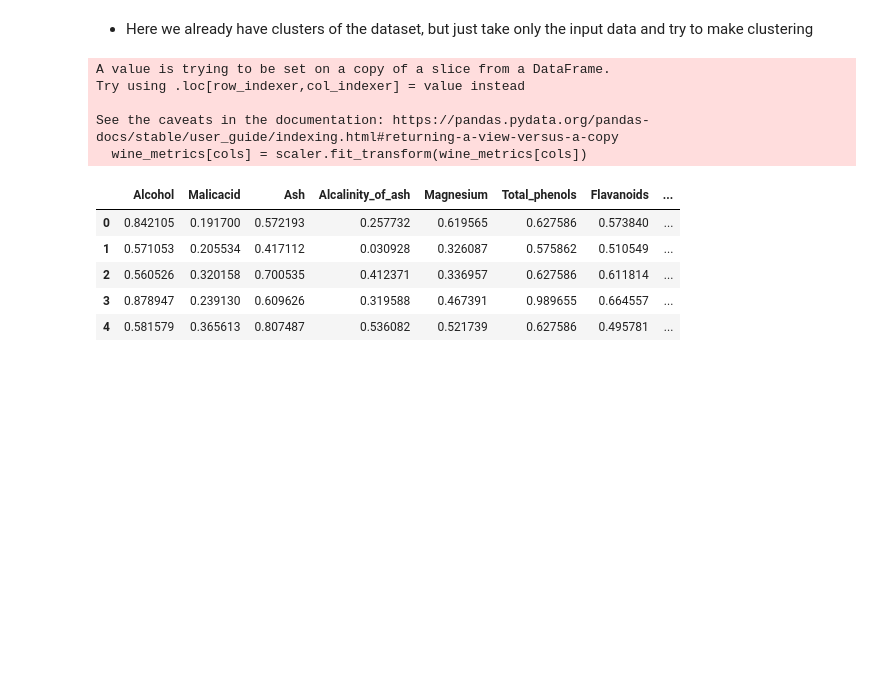
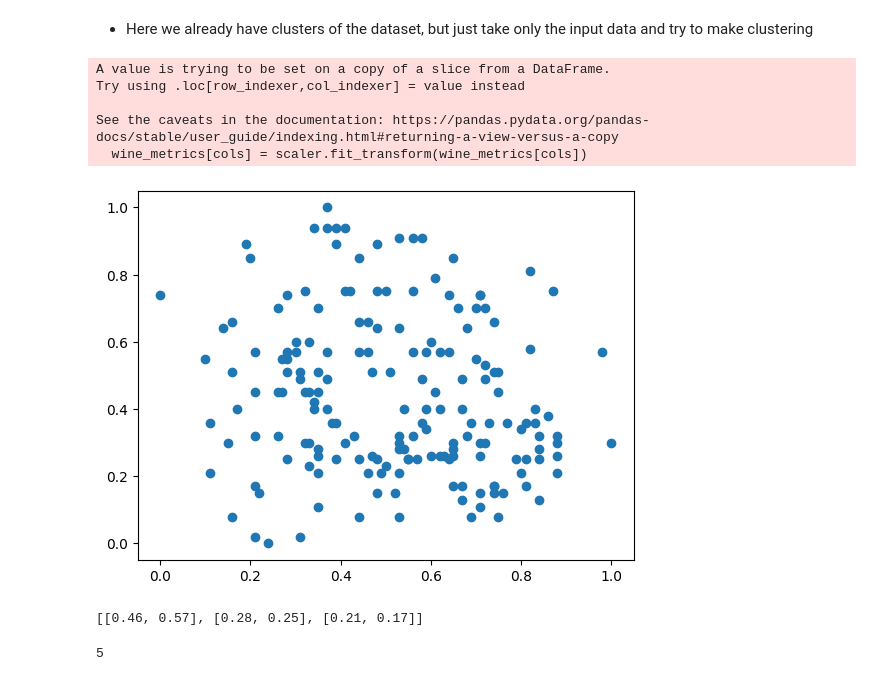
Before and after one commit to modelverseml/ml_clustering, a Jupyter notebook: ml_custering.ipynb, the cells around one changed output. Cells and saved outputs as stored; diff of their text form; code cells hidden in the pictures; blank space fills up the shorter version.

```diff
--- a/ml_custering.ipynb
+++ b/ml_custering.ipynb
@@ -30,20 +30,19 @@ from sklearn.preprocessing import MinMaxScaler
 scaler = MinMaxScaler()
 # %%
 ## Here we are using whole data, because we can only categorise the data, can't test it
+import numpy as np
+import pandas as pd
 
 cols = wine_metrics.columns.to_list()
 
 wine_metrics[cols] = scaler.fit_transform(wine_metrics[cols])
-wine_metrics.head()
+wine_metrics_df = pd.DataFrame(np.round(wine_metrics, 2), columns=wine_metrics.columns)
+wine_metrics_df.head()
+
+wine_metrics_df = wine_metrics_df[['Alcohol','Nonflavanoid_phenols']]
 # %% [output]
 A value is trying to be set on a copy of a slice from a DataFrame.
 Try using .loc[row_indexer,col_indexer] = value instead
 
 See the caveats in the documentation: https://pandas.pydata.org/pandas-docs/stable/user_guide/indexing.html#returning-a-view-versus-a-copy
   wine_metrics[cols] = scaler.fit_transform(wine_metrics[cols])
-|  | Alcohol | Malicacid | Ash | Alcalinity_of_ash | Magnesium | Total_phenols | Flavanoids | ... |
-| 0 | 0.842105 | 0.191700 | 0.572193 | 0.257732 | 0.619565 | 0.627586 | 0.573840 | ... |
-| 1 | 0.571053 | 0.205534 | 0.417112 | 0.030928 | 0.326087 | 0.575862 | 0.510549 | ... |
-| 2 | 0.560526 | 0.320158 | 0.700535 | 0.412371 | 0.336957 | 0.627586 | 0.611814 | ... |
-| 3 | 0.878947 | 0.239130 | 0.609626 | 0.319588 | 0.467391 | 0.989655 | 0.664557 | ... |
-| 4 | 0.581579 | 0.365613 | 0.807487 | 0.536082 | 0.521739 | 0.627586 | 0.495781 | ... |
@@ -49,0 +52,28 @@ See the caveats in the documentation: https://pandas.pydata.org/pandas-docs/stab
+# %%
+plt.scatter(wine_metrics_df.Alcohol,wine_metrics_df.Nonflavanoid_phenols)
+plt.show()
+# %% [output]
+[figure, added]
+# %%
+sample_centers = wine_metrics_df.sample(n=3).values.tolist()
+sample_centers
+# %% [output]
+[[0.46, 0.57], [0.28, 0.25], [0.21, 0.17]]
+# %%
+## Gradient Descent
+import importlib
+
+import kmeans
+
+# reload the whole module
+importlib.reload(kmeans)
+
+from kmeans import Kmeans
+
+kmeans_algo = Kmeans(n_clusters = 3, data = wine_metrics_df)
+
+kmeans_algo.initialise_centers(sample_centers)
+
+centers,clusters = kmeans_algo.assign_clusters()
+# %% [output]
+5
```
Also changed, not shown: parts of 2 cells of this notebook, 2 other files.
